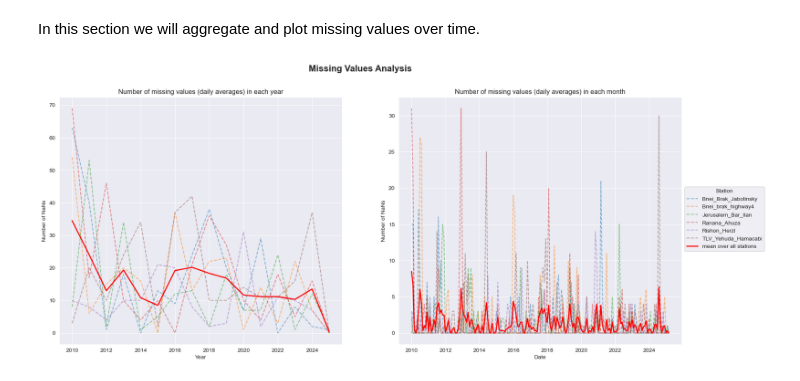
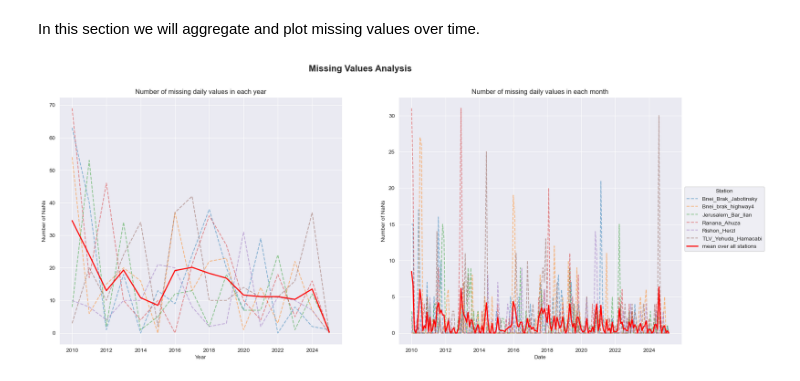
Before and after one commit to sinitsky96/Time-Series-Project, a Jupyter notebook: 02_pollution_eda_final.ipynb, the cells around one changed output. Cells and saved outputs as stored; diff of their text form; code cells hidden in the pictures.

```diff
--- a/02_pollution_eda_final.ipynb
+++ b/02_pollution_eda_final.ipynb
@@ -90,28 +89,28 @@ nan_by_date_mean.drop(["Year","Month"], axis=1, inplace=True)
 # %%
 #plot both graphs
 
 fig, axes = plt.subplots(nrows=1, ncols=2, figsize=(20, 8))
 
 sns.lineplot(ax = axes[0], data = nan_by_year_station, x='date_time', y='NaN Count', hue='station', alpha = 0.5, linestyle='--')
 sns.lineplot(ax = axes[0], data = nan_by_year_mean, x = 'date_time', y='NaN Count', color = 'red', linewidth = 2, label="mean over all stations")
 axes[0].set_xlabel("Year")
 axes[0].set_ylabel("Number of NaNs")
-axes[0].set_title("Number of missing values (daily averages) in each year")
+axes[0].set_title("Number of missing daily values in each year")
 
 sns.lineplot(ax = axes[1], data = nan_by_date, x='date', y='NaN Count', hue='station',  alpha = 0.5, linestyle='--')
 sns.lineplot(ax = axes[1], data = nan_by_date_mean, x='date', y='NaN Count', color = 'red', linewidth = 2, label="mean over all stations")
 axes[1].set_xlabel("Date")
 axes[1].set_ylabel("Number of NaNs")
-axes[1].set_title("Number of missing values (daily averages) in each month")
+axes[1].set_title("Number of missing daily values in each month")
 
 handles, labels = axes[1].get_legend_handles_labels()
 axes[0].legend_.remove()
 axes[1].legend_.remove()
 fig.legend(handles, labels, title="Station", loc="center left", bbox_to_anchor=(0.9, 0.5))
 
 fig.suptitle("Missing Values Analysis", fontsize=16, fontweight="bold")
 # plt.savefig("visualizations/missing_values_analysis.png", dpi=300, bbox_inches='tight')
 
 plt.show()
 # %% [output]
-[figure, old version]
+[figure, new version]
```
Also changed, not shown: parts of 8 cells of this notebook.
